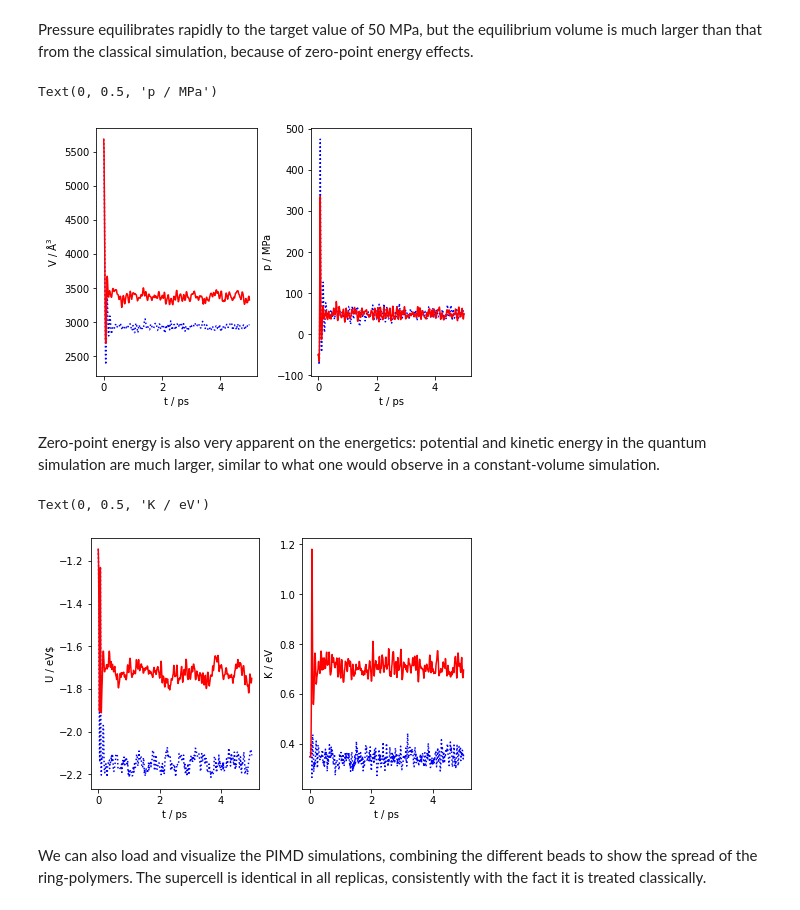
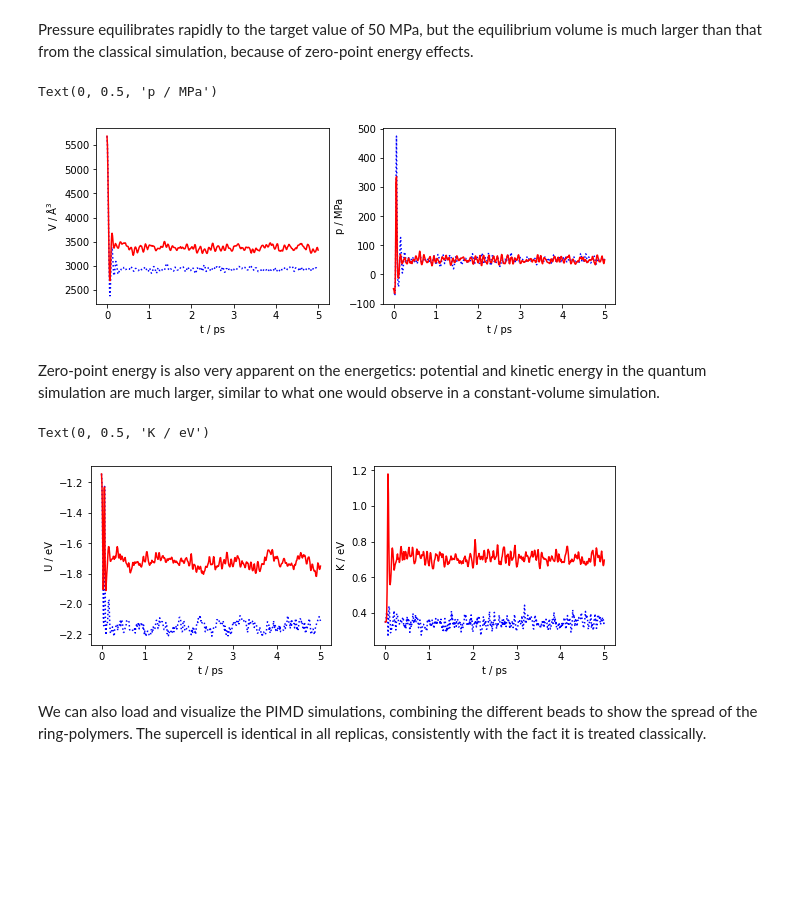
Before and after one commit to i-pi/piqm2023-tutorial, a Jupyter notebook: 01-constant_pressure.ipynb, the cells around one changed output. Cells and saved outputs as stored; diff of their text form; code cells hidden in the pictures; blank space fills up the shorter version.

```diff
--- a/01-constant_pressure.ipynb
+++ b/01-constant_pressure.ipynb
@@ -271,33 +271,33 @@ pimd_output = pimdmooc.read_ipi_output('01-constant_pressure/ph2-npt-pimd.md')
 # %% [markdown]
 Pressure equilibrates rapidly to the target value of 50 MPa, but the equilibrium volume is much larger than that from the classical simulation, because of zero-point energy effects.
 # %%
-fig, ax = plt.subplots(1,2,constrained_layout=True)
+fig, ax = plt.subplots(1,2,constrained_layout=True, figsize=(8,3))
 ax[0].plot(md_output["time"], md_output["volume"], 'b:', label="MD")
 ax[0].plot(pimd_output["time"], pimd_output["volume"], 'r-', label="PIMD")
 ax[0].set_xlabel("t / ps")
 ax[0].set_ylabel("V / Å$^3$")
 ax[1].plot(md_output["time"], md_output["pressure_md"], 'b:', label="MD")
 ax[1].plot(pimd_output["time"], pimd_output["pressure_cv"], 'r-', label="PIMD")
 ax[1].set_xlabel("t / ps")
 ax[1].set_ylabel("p / MPa")
 # %% [output]
 Text(0, 0.5, 'p / MPa')
-[figure, old version]
+[figure, new version]
 # %% [markdown]
 Zero-point energy is also very apparent on the energetics: potential and kinetic energy in the quantum simulation are much larger, similar to what one would observe in a constant-volume simulation.
 # %%
-fig, ax = plt.subplots(1,2,constrained_layout=True)
+fig, ax = plt.subplots(1,2,constrained_layout=True, figsize=(8,3))
 ax[0].plot(md_output["time"], md_output["potential"], 'b:', label="MD")
 ax[0].plot(pimd_output["time"], pimd_output["potential"], 'r-', label="PIMD")
 ax[0].set_xlabel("t / ps")
-ax[0].set_ylabel("U / eV$")
+ax[0].set_ylabel("U / eV")
 ax[1].plot(md_output["time"], md_output["kinetic_md"], 'b:', label="MD")
 ax[1].plot(pimd_output["time"], pimd_output["kinetic_cv"], 'r-', label="PIMD")
 ax[1].set_xlabel("t / ps")
 ax[1].set_ylabel("K / eV")
 # %% [output]
 Text(0, 0.5, 'K / eV')
-[figure, old version]
+[figure, new version]
 # %% [markdown]
 We can also load and visualize the PIMD simulations, combining the different beads to show the spread of the ring-polymers. The supercell is identical in all replicas, consistently with the fact it is treated classically.
 # %%
```
Also changed, not shown: parts of 2 cells of this notebook, 12 other files.
